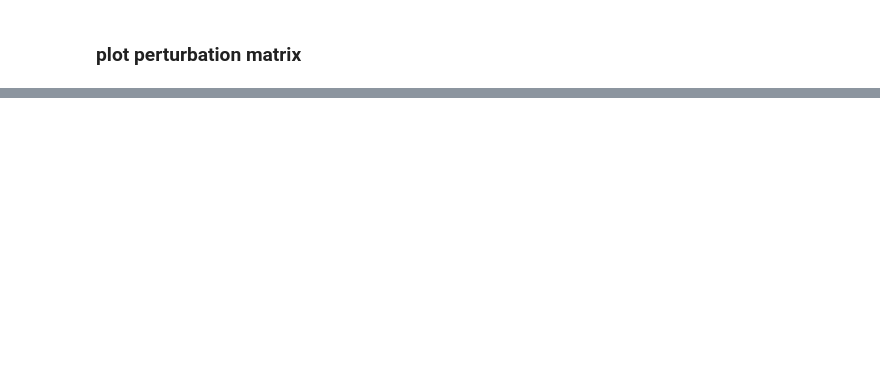
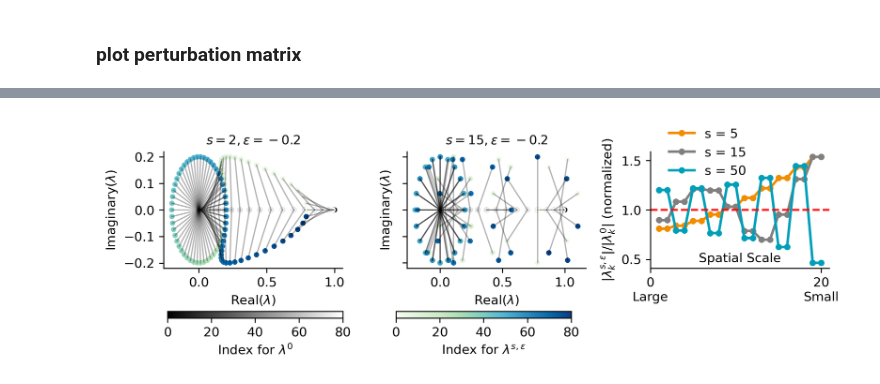
Before and after one commit to ZilongJi/AdaptiveAttractorForSequences, a Jupyter notebook: PaperFigureCode/spectural_analysis.ipynb, the cells around one changed output, grey strips where cells are left out. Saved outputs shown, nothing was run; the diff lists cells and outputs as text; code cells hidden in the pictures; blank space fills up the shorter version.

```diff
--- a/PaperFigureCode/spectural_analysis.ipynb
+++ b/PaperFigureCode/spectural_analysis.ipynb
@@ -372,0 +376,86 @@ ax.spines['right'].set_visible(False)
+# %%
+fig = plt.figure(figsize=(8.3, 2.5), dpi=300)
+labelsize =10
+ticksize = 8
+outer_grid = gridspec.GridSpec(1, 3)
+
+N = 100
+var = 5
+T = constructTransmat(N, 1, var)
+
+epsilon = -0.2
+evals_original = discrete_fourier_transform(T[0])
+d_list = [2, 15]
+colors = np.arange(N) / (N-1)
+
+inner_grid_4 = gridspec.GridSpecFromSubplotSpec(1, 2, subplot_spec=outer_grid[0, :2])
+
+for i in range(2):
+    ax = plt.Subplot(fig, inner_grid_4[i])
+    fig.add_subplot(ax)
+
+    ax.set_title(rf"$s = {d_list[i]}, \epsilon = {epsilon}$", fontsize=labelsize)
+
+    evals_perturbed_theoretical = evals_original + theoretical_circulant_perturbation(N, d_list[i], epsilon)
+
+    scatter1 = ax.scatter(np.real(evals_original), np.imag(evals_original), c=colors, cmap="gray", label="original", s=10)
+    scatter2 = ax.scatter(np.real(evals_perturbed_theoretical), np.imag(evals_perturbed_theoretical), c=colors, cmap="GnBu", label="original", s=10)
+
+
+    for j in range(N):
+        ax.plot([np.real(evals_original)[j], np.real(evals_perturbed_theoretical)[j]], [np.imag(evals_original)[j], np.imag(evals_perturbed_theoretical)[j]],
+                   "k-", alpha=0.3, linewidth=1)
+
+    ax.set_xlabel(r"Real($\lambda$)", fontsize=labelsize)
+
+    ax.set_ylabel(r"Imaginary($\lambda)$", fontsize=labelsize)
+
+    ax.set_yticks(np.arange(-0.2, 0.21, 0.1))
+
+    if i == 1:
+        ax.set_yticklabels([])
+
+    ax.spines['top'].set_visible(False)
+    ax.spines['right'].set_visible(False)
+
+cbar_ax1 = fig.add_axes([0.1, 0.01, 0.23, 0.03])
+cbar_ax2 = fig.add_axes([0.4, 0.01, 0.23, 0.03])
+
+cbar1 = fig.colorbar(scatter1, cax=cbar_ax1, orientation="horizontal")
+cbar1.set_label(r'Index for $\lambda^{0}$', fontsize=labelsize)
+cbar2 = fig.colorbar(scatter2, cax=cbar_ax2, orientation="horizontal")
+cbar2.set_label(r'Index for $\lambda^{s, \epsilon}$', fontsize=labelsize)
+
+cbar1.set_ticklabels([0, 20, 40, 60, 80, 99])
+cbar2.set_ticklabels([0, 20, 40, 60, 80, 99])
+
+
+#panel 3
+# panel e
+ax = plt.Subplot(fig, outer_grid[0, 2])
+fig.add_subplot(ax)
+
+inds = np.argsort(np.abs(evals_original))[::-1]
+
+colors = ['#F18D00', 'gray', '#009FB9']
+for d in [5, 15, 50]:
+    evals_perturbed_theoretical = evals_original + theoretical_circulant_perturbation(N, d, epsilon)
+    ax.plot(np.arange(1, 21), (np.abs(evals_perturbed_theoretical) / np.abs(evals_original))[inds][1:21], "o-", label=f"s = {d}",
+             linewidth=2, markersize=4, color=colors.pop(0))
+
+ax.legend(fontsize=labelsize, frameon=False, bbox_to_anchor=(0.6, 1.3))
+ax.set_xticks([0, 20], ["0\nLarge", "20\nSmall"], fontsize=labelsize)
+ax.axhline(1.0, linestyle="--", color="red")
+ax.set_xlabel("Spatial Scale", labelpad=-40, fontsize=labelsize)
+ax.set_ylabel(r"$|\lambda_{k}^{s, \epsilon}| / |\lambda^{0}_{k}|$ (normalized)", fontsize=labelsize)
+#keep 1 decimal of yticks
+ax.set_yticks([0.5,1,1.5])
+
+ax.spines['top'].set_visible(False)
+ax.spines['right'].set_visible(False)
+
+plt.tight_layout()
+
+plt.savefig('./Fig7_eigenvalues.pdf', dpi=300)
+# %% [output]
+[figure, added]
```
Also changed, not shown: parts of 19 cells of this notebook.
